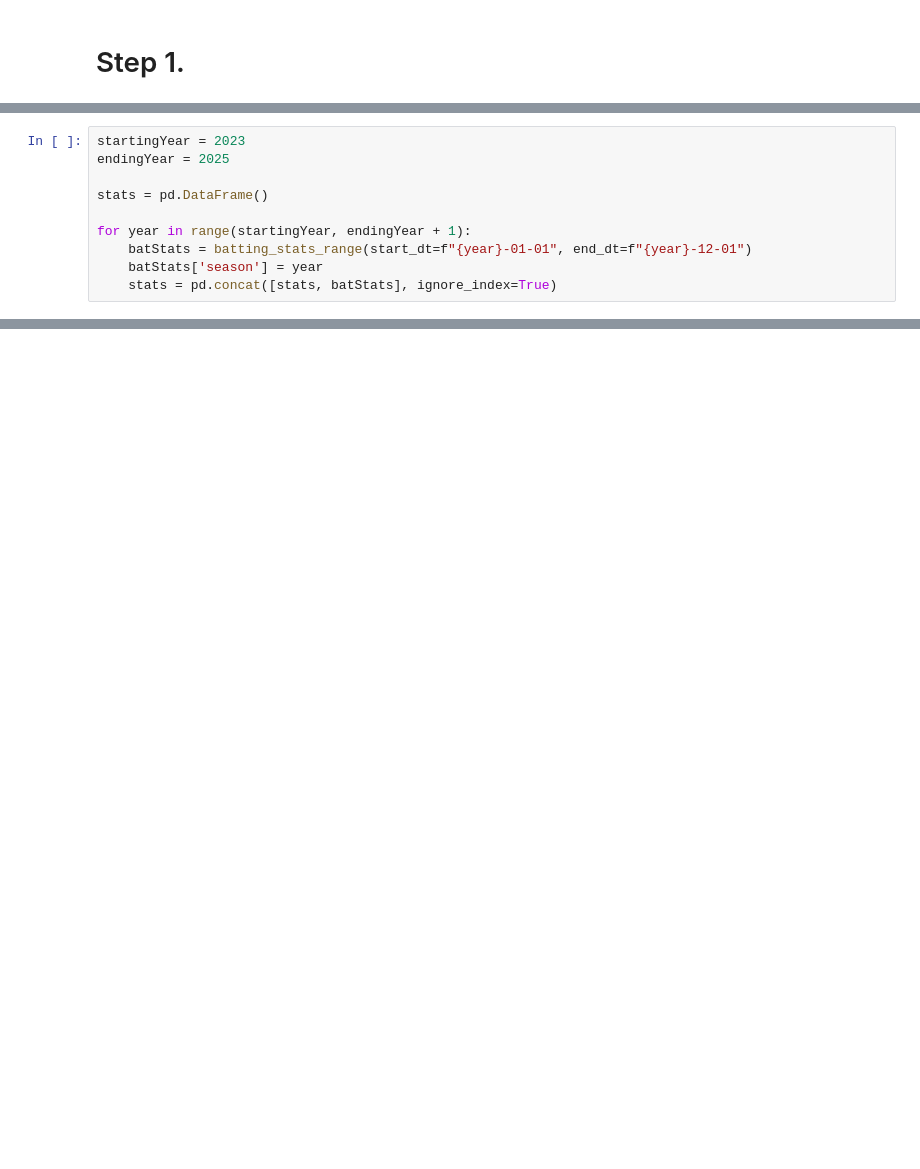
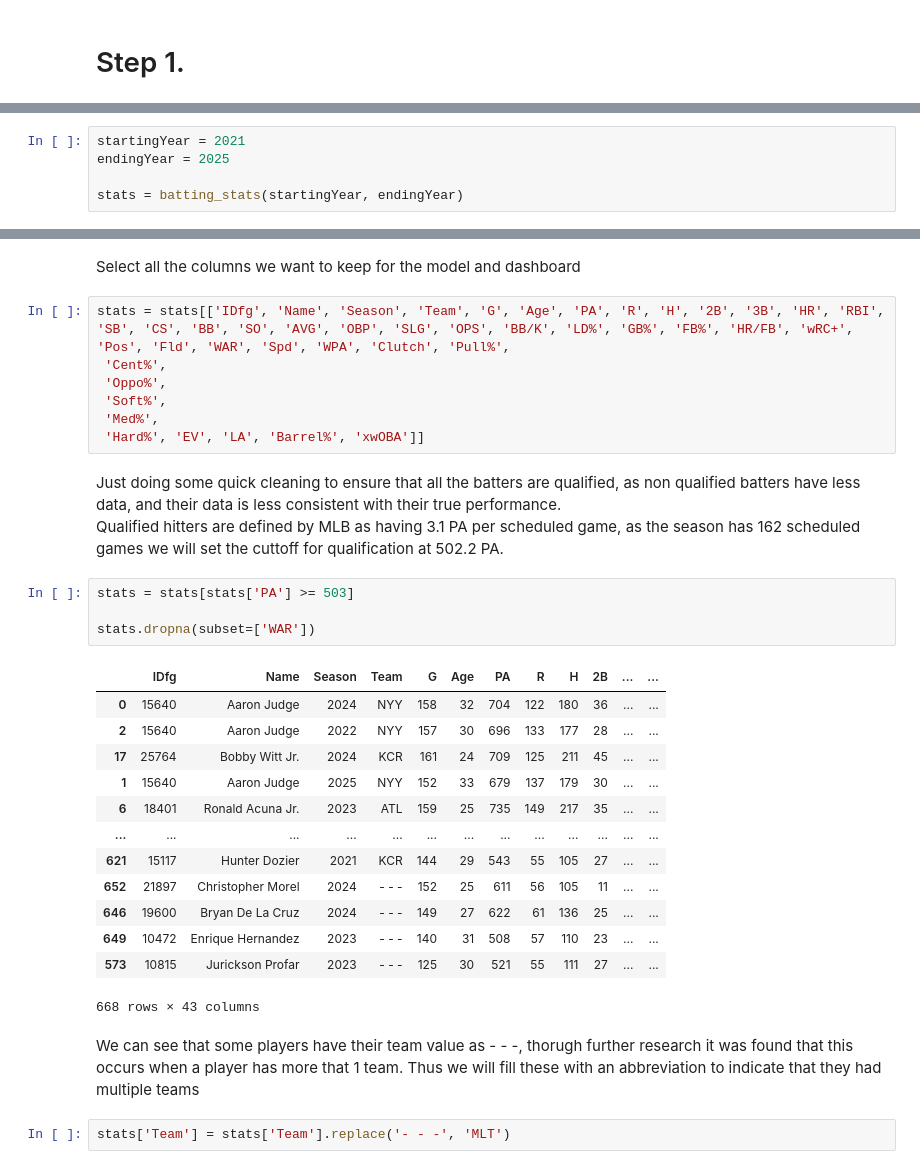
Before and after one commit to KyleDong03/MLB-War-Predictor, a Jupyter notebook: notebooks/Test Notebook.ipynb, the cells around one changed output, grey strips where cells are left out. Drawn from its saved outputs; the diff is of its cells as text; blank space fills up the shorter version.

Commit message:
Completed Step1 and gathered all the data we will be using

```diff
--- a/notebooks/Test Notebook.ipynb
+++ b/notebooks/Test Notebook.ipynb
@@ -29,10 +32,5 @@ import os
 # %%
-startingYear = 2023
+startingYear = 2021
 endingYear = 2025
 
-stats = pd.DataFrame()
-
-for year in range(startingYear, endingYear + 1):
-    batStats = batting_stats_range(start_dt=f"{year}-01-01", end_dt=f"{year}-12-01")
-    batStats['season'] = year
-    stats = pd.concat([stats, batStats], ignore_index=True)
+stats = batting_stats(startingYear, endingYear)
@@ -40,0 +90,34 @@ IndexError: list index out of range
+# %% [markdown]
+Select all the columns we want to keep for the model and dashboard
+# %%
+stats = stats[['IDfg', 'Name', 'Season', 'Team', 'G', 'Age', 'PA', 'R', 'H', '2B', '3B', 'HR', 'RBI', 'SB', 'CS', 'BB', 'SO', 'AVG', 'OBP', 'SLG', 'OPS', 'BB/K', 'LD%', 'GB%', 'FB%', 'HR/FB', 'wRC+', 'Pos', 'Fld', 'WAR', 'Spd', 'WPA', 'Clutch', 'Pull%',
+ 'Cent%',
+ 'Oppo%',
+ 'Soft%',
+ 'Med%',
+ 'Hard%', 'EV', 'LA', 'Barrel%', 'xwOBA']]
+# %% [markdown]
+Just doing some quick cleaning to ensure that all the batters are qualified, as non qualified batters have less data, and their data is less consistent with their true performance.
+Qualified hitters are defined by MLB as having 3.1 PA per scheduled game, as the season has 162 scheduled games we will set the cuttoff for qualification at 502.2 PA.
+# %%
+stats = stats[stats['PA'] >= 503]
+
+stats.dropna(subset=['WAR'])
+# %% [output]
+|  | IDfg | Name | Season | Team | G | Age | PA | R | H | 2B | ... | ... |
+| 0 | 15640 | Aaron Judge | 2024 | NYY | 158 | 32 | 704 | 122 | 180 | 36 | ... | ... |
+| 2 | 15640 | Aaron Judge | 2022 | NYY | 157 | 30 | 696 | 133 | 177 | 28 | ... | ... |
+| 17 | 25764 | Bobby Witt Jr. | 2024 | KCR | 161 | 24 | 709 | 125 | 211 | 45 | ... | ... |
+| 1 | 15640 | Aaron Judge | 2025 | NYY | 152 | 33 | 679 | 137 | 179 | 30 | ... | ... |
+| 6 | 18401 | Ronald Acuna Jr. | 2023 | ATL | 159 | 25 | 735 | 149 | 217 | 35 | ... | ... |
+| ... | ... | ... | ... | ... | ... | ... | ... | ... | ... | ... | ... | ... |
+| 621 | 15117 | Hunter Dozier | 2021 | KCR | 144 | 29 | 543 | 55 | 105 | 27 | ... | ... |
+| 652 | 21897 | Christopher Morel | 2024 | - - - | 152 | 25 | 611 | 56 | 105 | 11 | ... | ... |
+| 646 | 19600 | Bryan De La Cruz | 2024 | - - - | 149 | 27 | 622 | 61 | 136 | 25 | ... | ... |
+| 649 | 10472 | Enrique Hernandez | 2023 | - - - | 140 | 31 | 508 | 57 | 110 | 23 | ... | ... |
+| 573 | 10815 | Jurickson Profar | 2023 | - - - | 125 | 30 | 521 | 55 | 111 | 27 | ... | ... |
+668 rows × 43 columns
+# %% [markdown]
+We can see that some players have their team value as - - -, thorugh further research it was found that this occurs when a player has more that 1 team. Thus we will fill these with an abbreviation to indicate that they had multiple teams
+# %%
+stats['Team'] = stats['Team'].replace('- - -', 'MLT')
```
Also changed, not shown: parts of 16 cells of this notebook, 2 other files.
